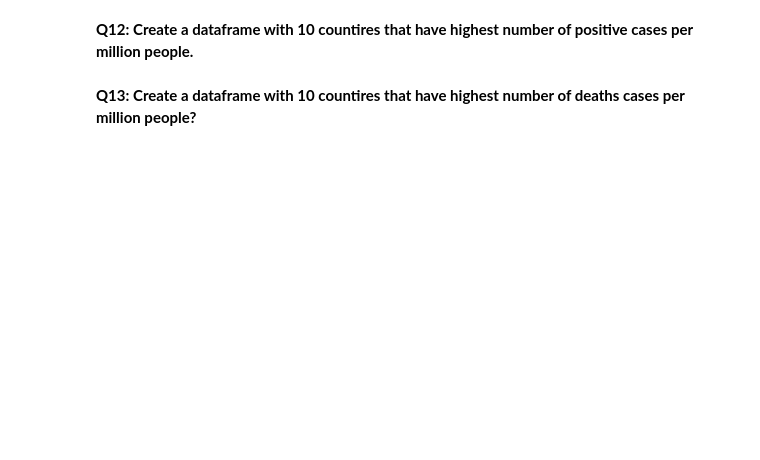
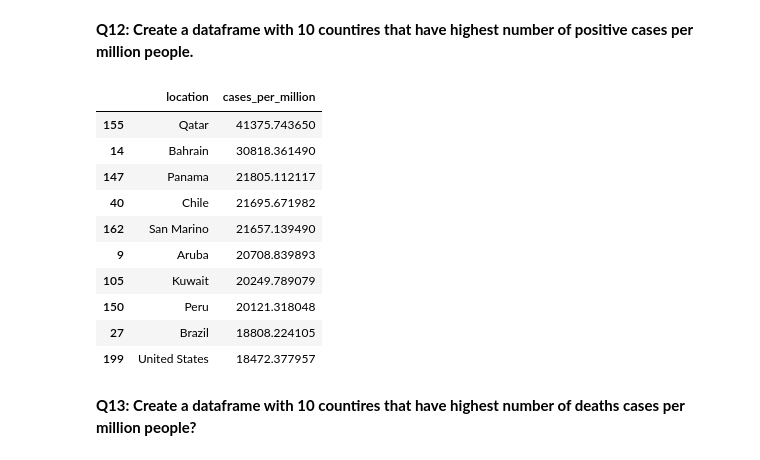
Before and after one commit to aleksmn/jovian, a Jupyter notebook: pandas/pandas-practice-assignment/pandas-practice-assignment.ipynb, the cells around one changed output. Saved outputs shown, nothing was run; the diff lists cells and outputs as text; code cells hidden in the pictures; blank space fills up the shorter version.

```diff
--- a/pandas/pandas-practice-assignment/pandas-practice-assignment.ipynb
+++ b/pandas/pandas-practice-assignment/pandas-practice-assignment.ipynb
@@ -299,4 +328,18 @@ jovian.commit(project='pandas-practice-assignment', environment=None)
 # %% [markdown]
 **Q12: Create a dataframe with 10 countires that have highest number of positive cases per million people.**
+# %%
+highest_cases_df = combined_df.sort_values(by='cases_per_million', ascending=False).head(10)
 # %%
-highest_cases_df = ???
+highest_cases_df[['location', 'cases_per_million']]
+# %% [output]
+|  | location | cases_per_million |
+| 155 | Qatar | 41375.743650 |
+| 14 | Bahrain | 30818.361490 |
+| 147 | Panama | 21805.112117 |
+| 40 | Chile | 21695.671982 |
+| 162 | San Marino | 21657.139490 |
+| 9 | Aruba | 20708.839893 |
+| 105 | Kuwait | 20249.789079 |
+| 150 | Peru | 20121.318048 |
+| 27 | Brazil | 18808.224105 |
+| 199 | United States | 18472.377957 |
```
Also changed, not shown: parts of 34 cells of this notebook, 4 other files.
